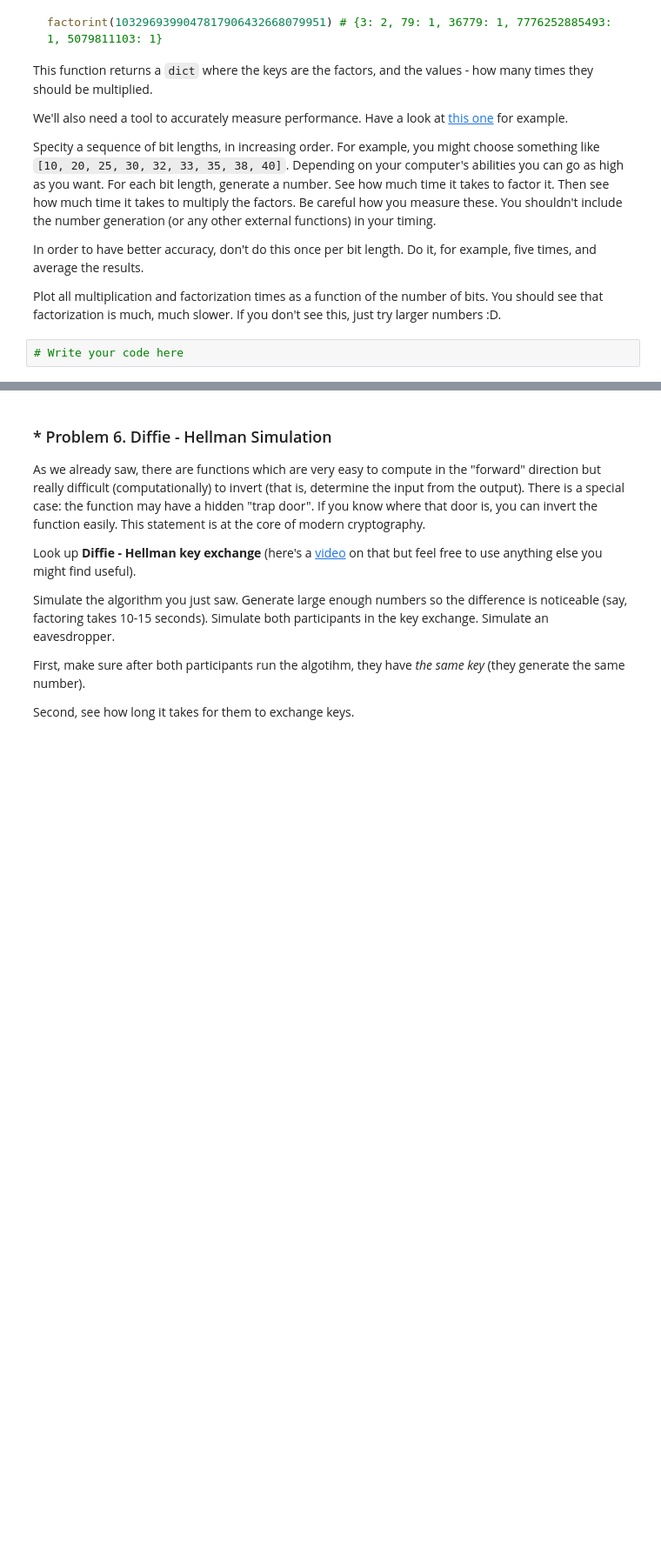
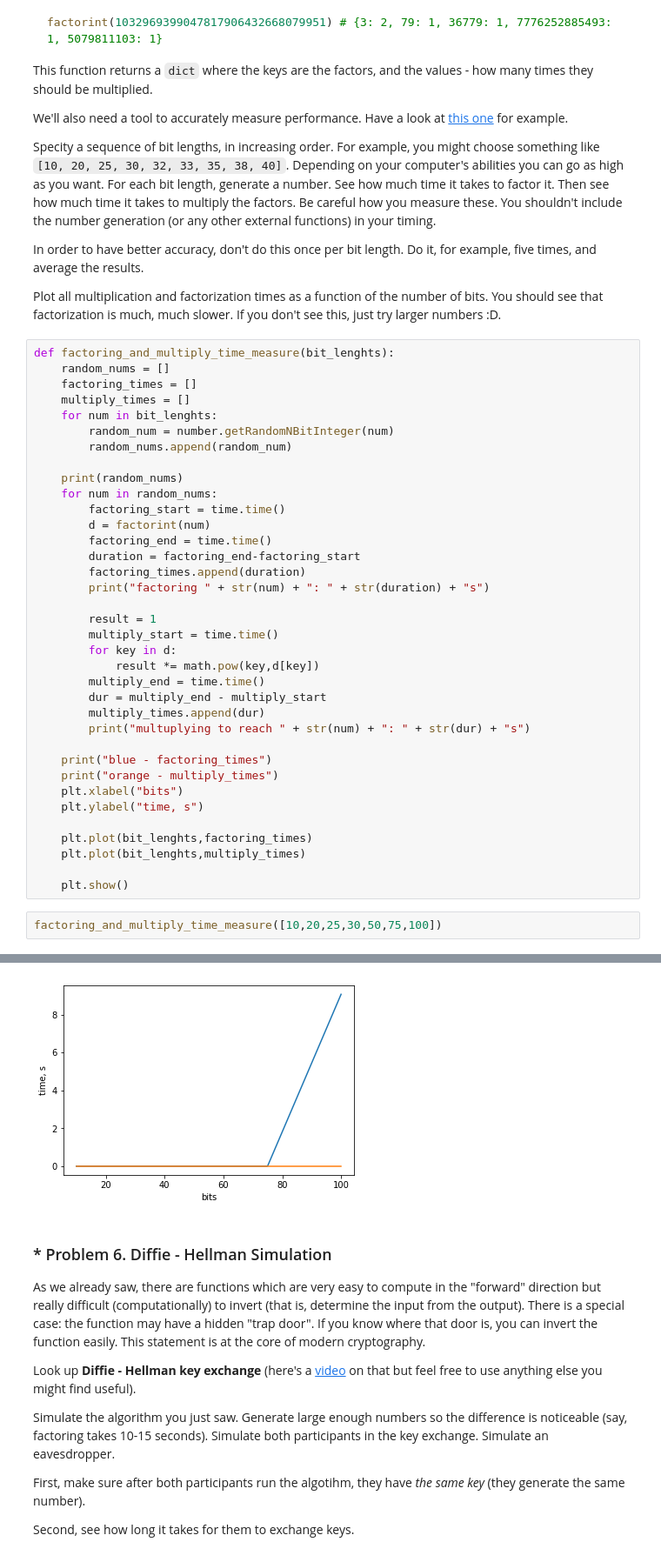
Before and after one commit to KostadinovK/Math-Concepts-For-Developers, a Jupyter notebook: 03-Basic-Algebra-Exercises/Basic Algebra Exercise.ipynb, the cells around one changed output, grey strips where cells are left out. Shown at 87% size. Saved outputs shown, nothing was run; the diff lists cells and outputs as text; blank space fills up the shorter version.

```diff
--- a/03-Basic-Algebra-Exercises/Basic Algebra Exercise.ipynb
+++ b/03-Basic-Algebra-Exercises/Basic Algebra Exercise.ipynb
@@ -498,5 +529,42 @@ Specity a sequence of bit lengths, in increasing order. For example, you might c
 In order to have better accuracy, don't do this once per bit length. Do it, for example, five times, and average the results.
 
 Plot all multiplication and factorization times as a function of the number of bits. You should see that factorization is much, much slower. If you don't see this, just try larger numbers :D.
-# %%
-# Write your code here
+# %%
+def factoring_and_multiply_time_measure(bit_lenghts):
+    random_nums = []
+    factoring_times = []
+    multiply_times = []
+    for num in bit_lenghts:
+        random_num = number.getRandomNBitInteger(num)
+        random_nums.append(random_num)
+
+    print(random_nums)
+    for num in random_nums:
+        factoring_start = time.time()
+        d = factorint(num)
+        factoring_end = time.time()
+        duration = factoring_end-factoring_start
+        factoring_times.append(duration)
+        print("factoring " + str(num) + ": " + str(duration) + "s")
+
+        result = 1
+        multiply_start = time.time()
+        for key in d:
+            result *= math.pow(key,d[key])
+        multiply_end = time.time()
+        dur = multiply_end - multiply_start
+        multiply_times.append(dur)
+        print("multuplying to reach " + str(num) + ": " + str(dur) + "s")
+
+    print("blue - factoring_times")
+    print("orange - multiply_times")
+    plt.xlabel("bits")
+    plt.ylabel("time, s")
+
+    plt.plot(bit_lenghts,factoring_times)
+    plt.plot(bit_lenghts,multiply_times)
+
+    plt.show()
+# %%
+factoring_and_multiply_time_measure([10,20,25,30,50,75,100])
+# %% [output]
@@ -503,3 +588,4 @@ Plot all multiplication and factorization times as a function of the number of b
+[figure, added]
 # %% [markdown]
 ### * Problem 6. Diffie - Hellman Simulation
 As we already saw, there are functions which are very easy to compute in the "forward" direction but really difficult (computationally) to invert (that is, determine the input from the output). There is a special case: the function may have a hidden "trap door". If you know where that door is, you can invert the function easily. This statement is at the core of modern cryptography.
```
Also changed, not shown: parts of 5 cells of this notebook.
